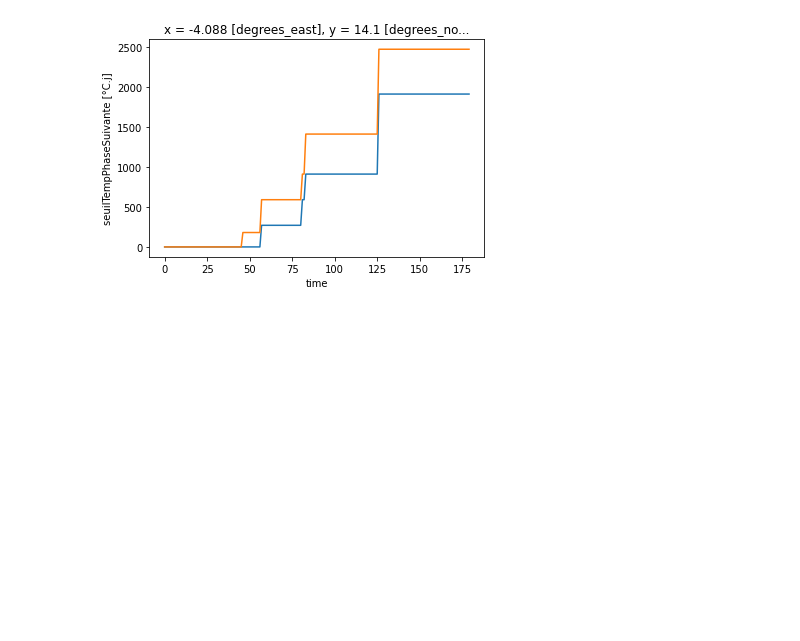
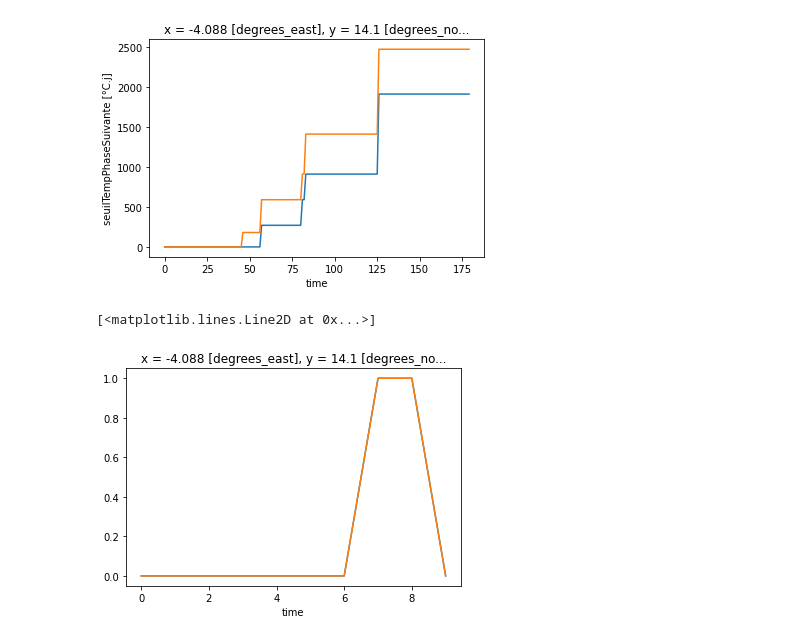
Before and after one commit to SARRA-cropmodels/SARRA-Py, a Jupyter notebook: notebooks/SARRA-Py_grid.ipynb, the cells around one changed output. Saved outputs shown, nothing was run; the diff lists cells and outputs as text; code cells hidden in the pictures; blank space fills up the shorter version.

```diff
--- a/notebooks/SARRA-Py_grid.ipynb
+++ b/notebooks/SARRA-Py_grid.ipynb
@@ -223,3 +227,15 @@ phase 2
 # %% [output]
 [<matplotlib.lines.Line2D at 0x...>]
 [figure]
+# %%
+# # # # condition_phase_above_1_and_negative_delta_biomass
+# ((data["numPhase"] > 1) & (data["deltaBiomasseAerienne"] < 0))[50:60,50,50].plot()
+# condition_positive_delta_biomass
+((data["numPhase"]> 1) & \
+            (data["deltaBiomasseAerienne"] >= 0) & \
+            ((data["numPhase"]<= 4) | (data["numPhase"] <= paramVariete["phaseDevVeg"])))[50:60,50,50].plot()
+# # condition_positive_delta_aboveground_biomass_all_phases
+((data["numPhase"] > 1) & (data["deltaBiomasseAerienne"] > 0))[50:60,50,50].plot()
+# %% [output]
+[<matplotlib.lines.Line2D at 0x...>]
+[figure, added]
```
Also changed, not shown: parts of 8 cells of this notebook, 3 other files.
